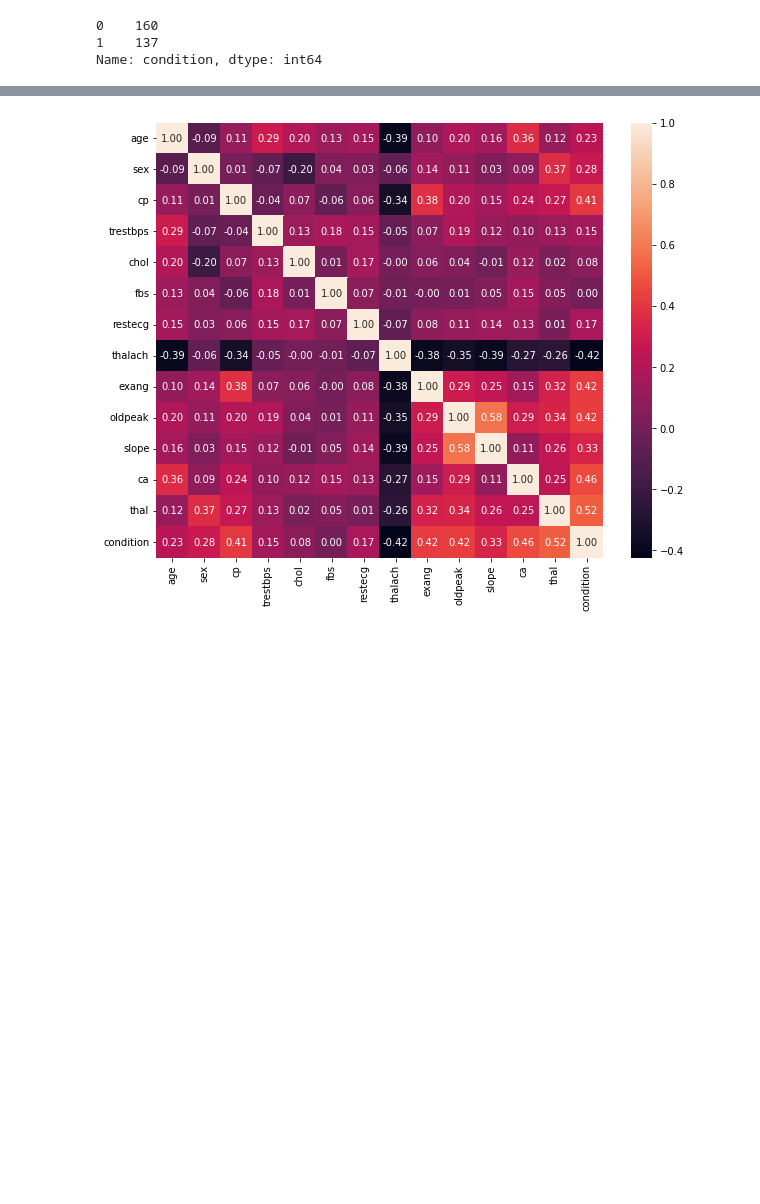
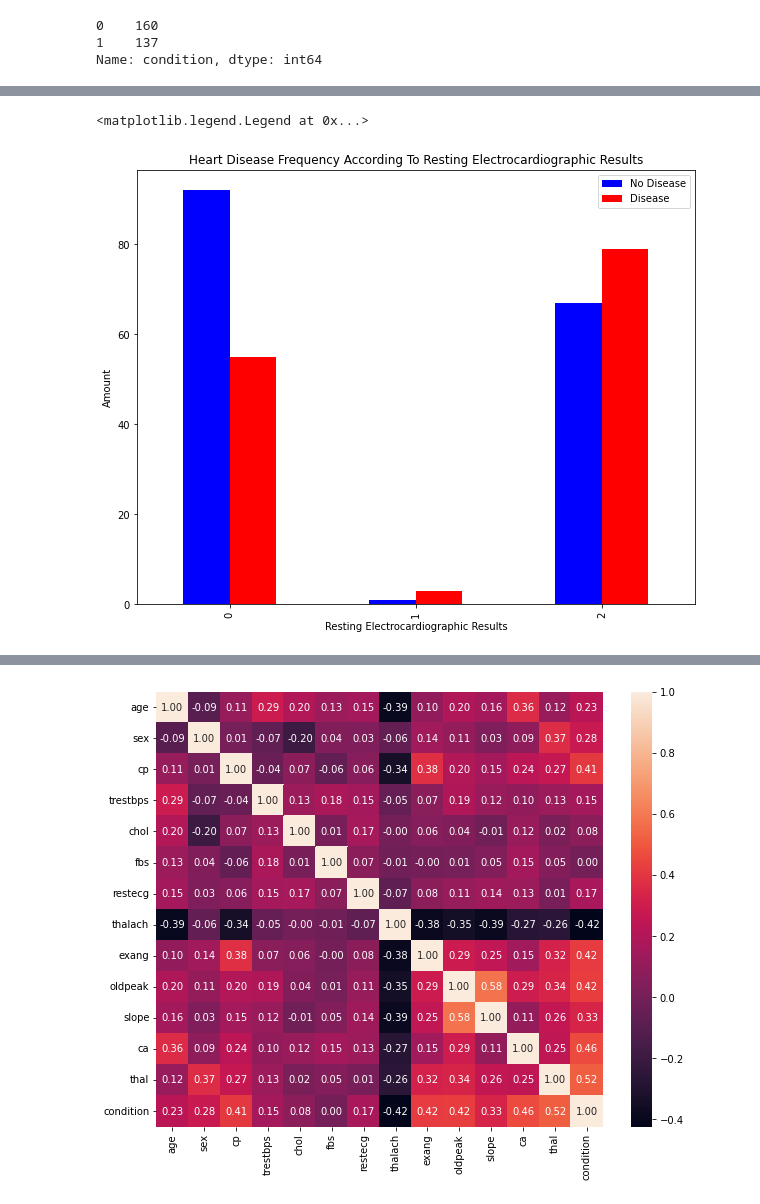
Before and after one commit to badl7/heart_disease-ML_project, a Jupyter notebook: proje1.ipynb, the cells around one changed output, grey strips where cells are left out. Saved outputs shown, nothing was run; the diff lists cells and outputs as text; code cells hidden in the pictures; blank space fills up the shorter version.

```diff
--- a/proje1.ipynb
+++ b/proje1.ipynb
@@ -77,0 +148,16 @@ df.describe().T
+# %%
+# To make the crosstab more visual:
+
+pd.crosstab(df['restecg'],df.condition).plot(kind = 'bar',
+                                        figsize = (10,8),
+                                        color = ['blue','red'])
+
+
+
+plt.title("Heart Disease Frequency According To Resting Electrocardiographic Results");
+plt.xlabel("Resting Electrocardiographic Results")
+plt.ylabel("Amount")
+plt.legend(["No Disease", "Disease"])
+# %% [output]
+<matplotlib.legend.Legend at 0x...>
+[figure, added]
```
Also changed, not shown: parts of 21 cells of this notebook.
